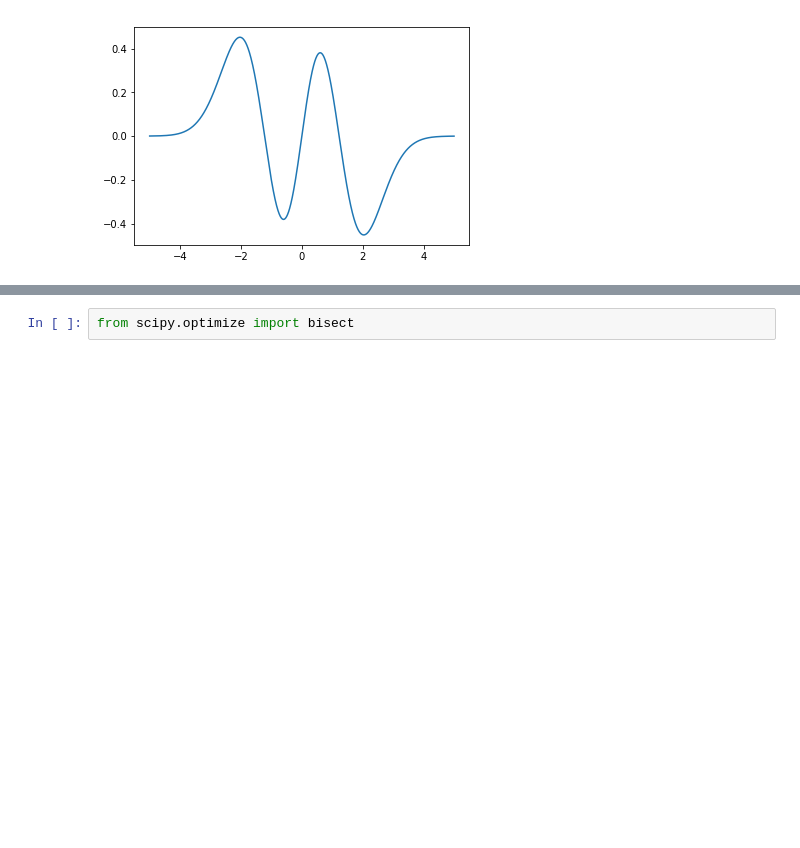
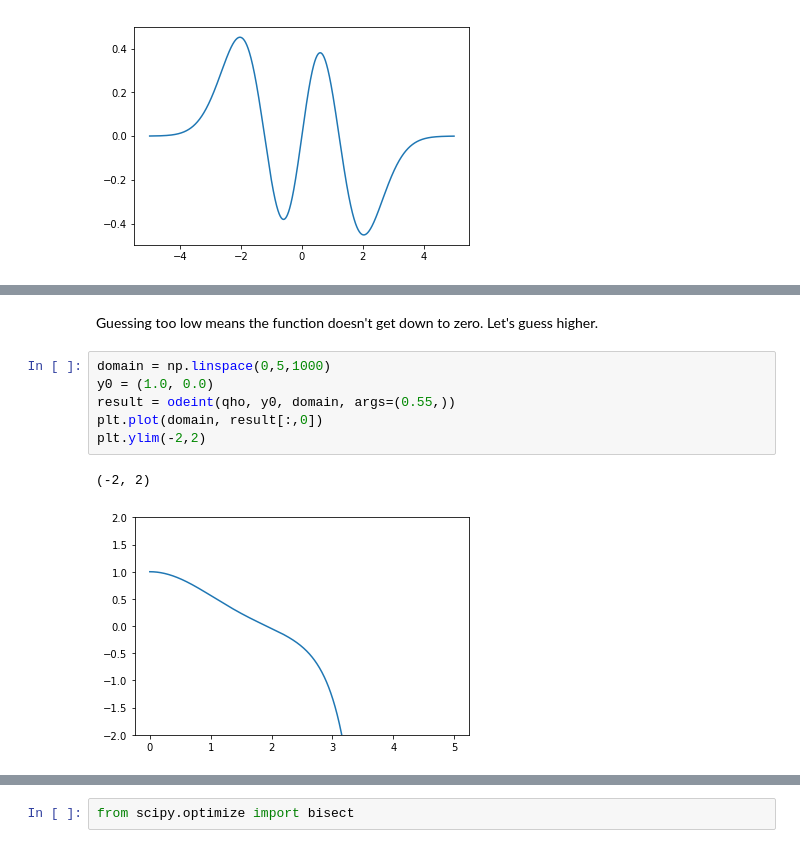
Before and after one commit to tachycline/PHYS381, a Jupyter notebook: notebooks/Introductory shooting.ipynb, the cells around one changed output, grey strips where cells are left out. Drawn from its saved outputs; the diff is of its cells as text; blank space fills up the shorter version.

```diff
--- a/notebooks/Introductory shooting.ipynb
+++ b/notebooks/Introductory shooting.ipynb
@@ -129,0 +139,11 @@ What if we don't know the energy?
+# %% [markdown]
+Guessing too low means the function doesn't get down to zero. Let's guess higher.
+# %%
+domain = np.linspace(0,5,1000)
+y0 = (1.0, 0.0)
+result = odeint(qho, y0, domain, args=(0.55,))
+plt.plot(domain, result[:,0])
+plt.ylim(-2,2)
+# %% [output]
+(-2, 2)
+[figure, added]
```
Also changed, not shown: parts of 10 cells of this notebook.
